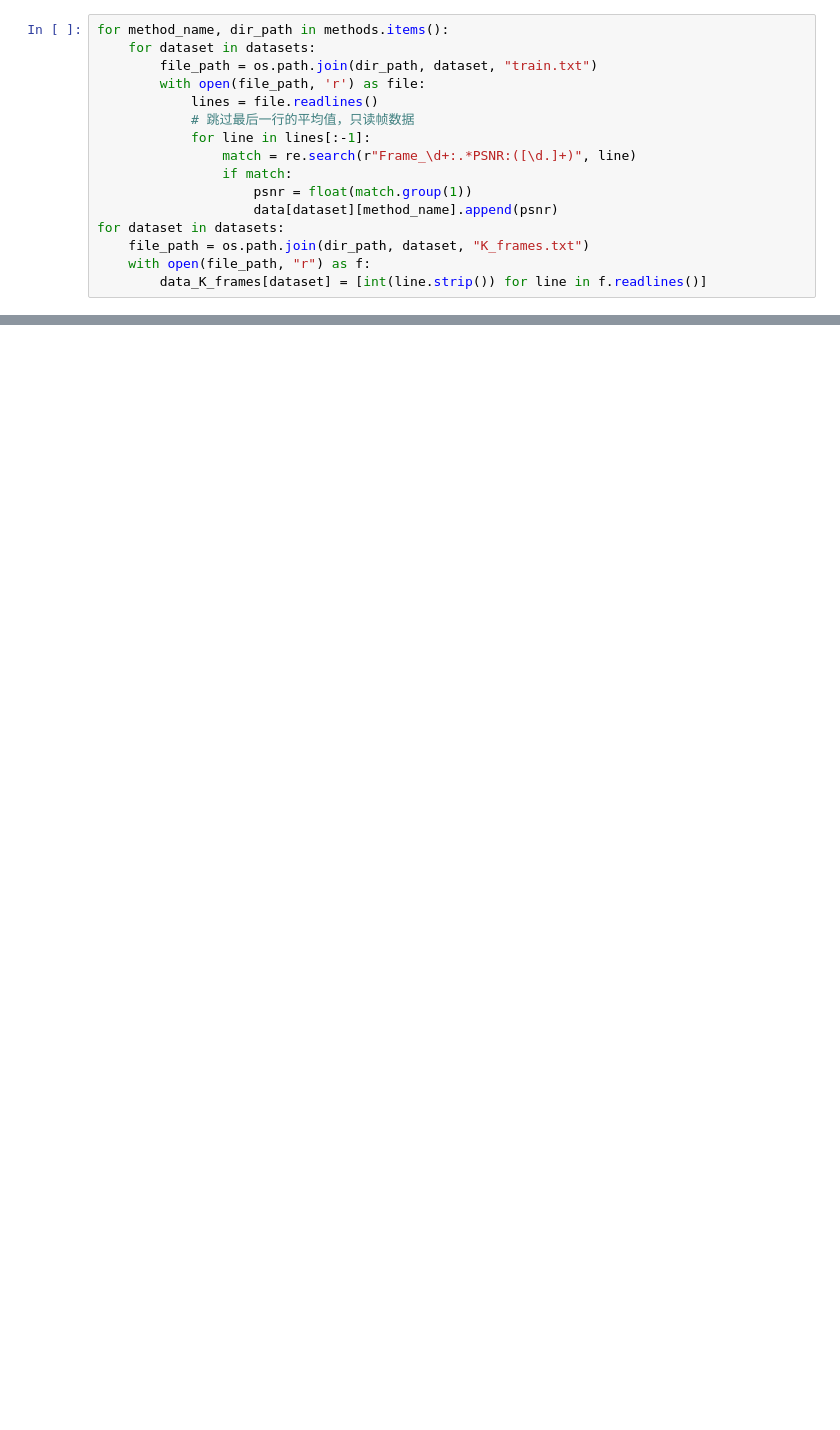
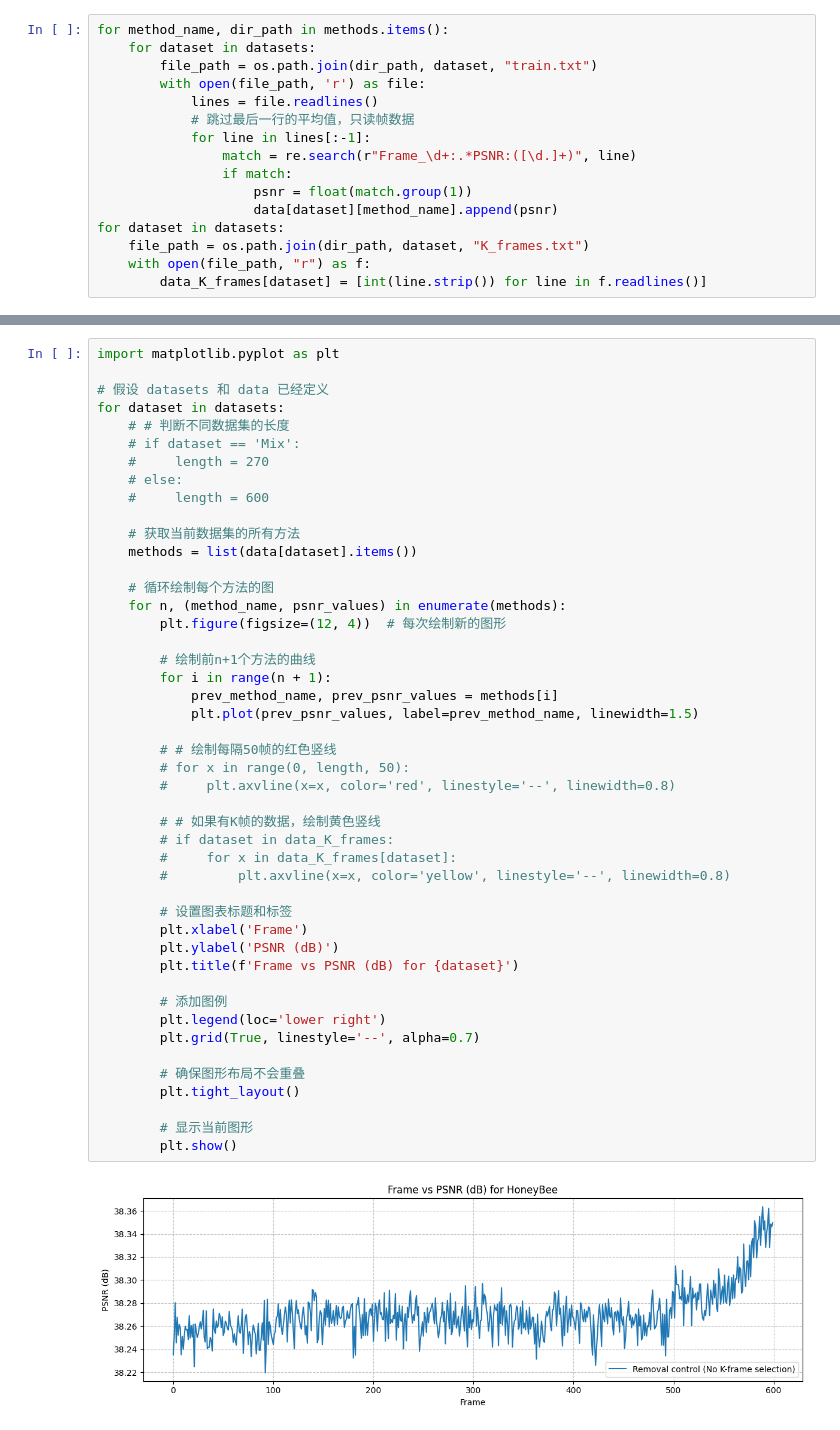
Before and after one commit to ac-freeman/GSVC, a Jupyter notebook: Visualization/Eveluation3.ipynb, the cells around one changed output, grey strips where cells are left out. Saved outputs shown, nothing was run; the diff lists cells and outputs as text; blank space fills up the shorter version.

```diff
--- a/Visualization/Eveluation3.ipynb
+++ b/Visualization/Eveluation3.ipynb
@@ -70,0 +71,48 @@ for dataset in datasets:
+# %%
+import matplotlib.pyplot as plt
+
+# 假设 datasets 和 data 已经定义
+for dataset in datasets:
+    # # 判断不同数据集的长度
+    # if dataset == 'Mix':
+    #     length = 270
+    # else:
+    #     length = 600
+
+    # 获取当前数据集的所有方法
+    methods = list(data[dataset].items())
+
+    # 循环绘制每个方法的图
+    for n, (method_name, psnr_values) in enumerate(methods):
+        plt.figure(figsize=(12, 4))  # 每次绘制新的图形
+
+        # 绘制前n+1个方法的曲线
+        for i in range(n + 1):
+            prev_method_name, prev_psnr_values = methods[i]
+            plt.plot(prev_psnr_values, label=prev_method_name, linewidth=1.5)
+
+        # # 绘制每隔50帧的红色竖线
+        # for x in range(0, length, 50):
+        #     plt.axvline(x=x, color='red', linestyle='--', linewidth=0.8)
+
+        # # 如果有K帧的数据，绘制黄色竖线
+        # if dataset in data_K_frames:
+        #     for x in data_K_frames[dataset]:
+        #         plt.axvline(x=x, color='yellow', linestyle='--', linewidth=0.8)
+
+        # 设置图表标题和标签
+        plt.xlabel('Frame')
+        plt.ylabel('PSNR (dB)')
+        plt.title(f'Frame vs PSNR (dB) for {dataset}')
+
+        # 添加图例
+        plt.legend(loc='lower right')
+        plt.grid(True, linestyle='--', alpha=0.7)
+
+        # 确保图形布局不会重叠
+        plt.tight_layout()
+
+        # 显示当前图形
+        plt.show()
+# %% [output]
+[figure, added]
```
Also changed, not shown: parts of 3 cells of this notebook, 11 other files.
